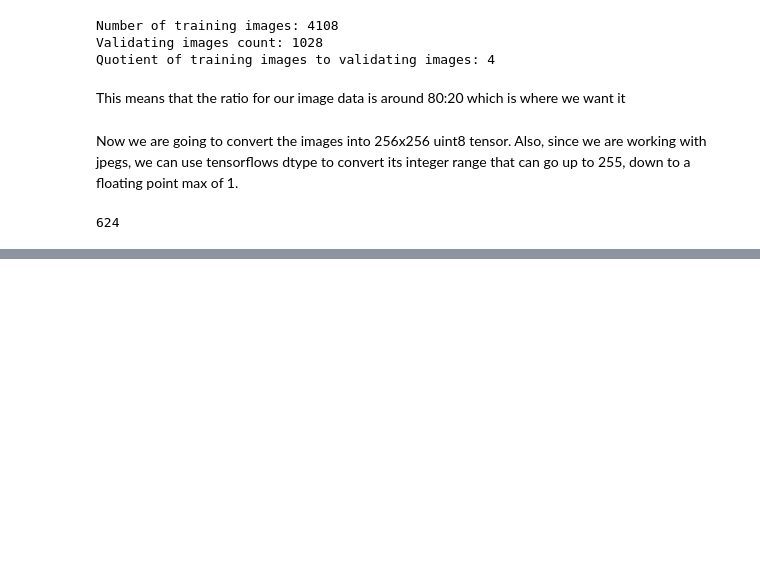
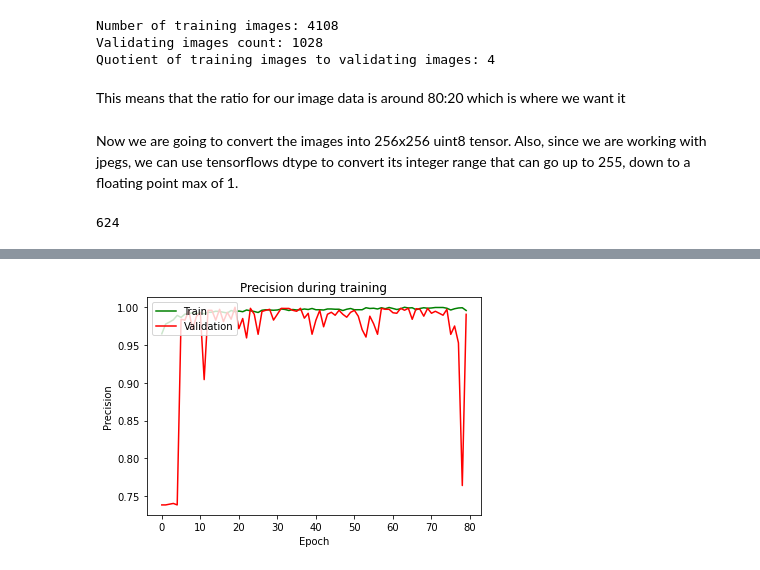
Before and after one commit to JamesFazio/aiProg, a Jupyter notebook: aiFINAL.ipynb, the cells around one changed output, grey strips where cells are left out. Drawn from its saved outputs; the diff is of its cells as text; code cells hidden in the pictures; blank space fills up the shorter version.

```diff
--- a/aiFINAL.ipynb
+++ b/aiFINAL.ipynb
@@ -157,0 +210,10 @@ Epoch 1/200
+# %%
+plt.plot(anomalyTraining.history['precision'], "green")
+plt.plot(anomalyTraining.history['val_precision'], "red")
+plt.title('Precision during training')
+plt.ylabel('Precision')
+plt.xlabel('Epoch')
+plt.legend(['Train', 'Validation'], loc = 'upper left')
+plt.show()
+# %% [output]
+[figure, added]
```
Also changed, not shown: parts of 6 cells of this notebook.
